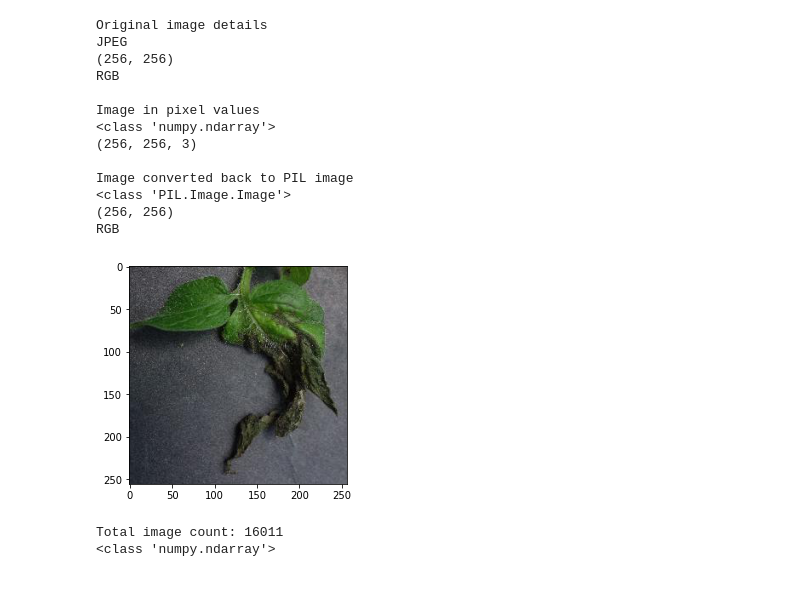
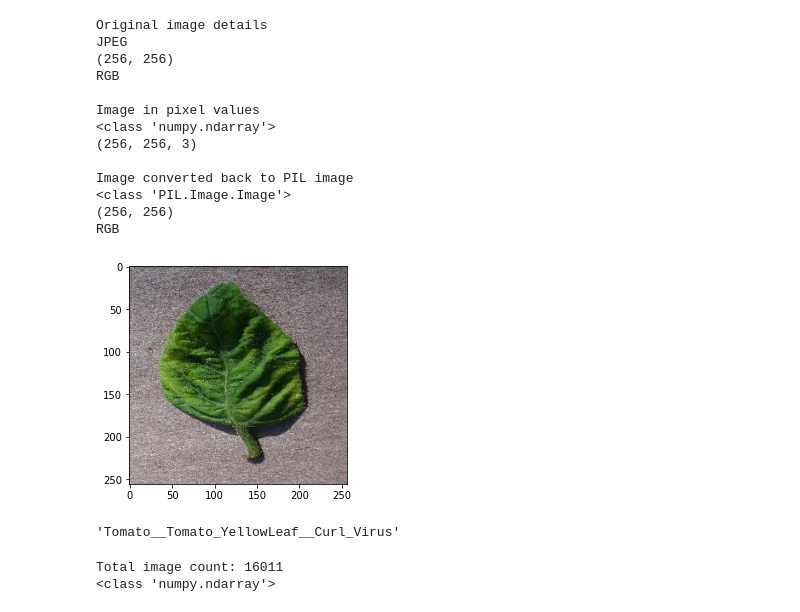
Before and after one commit to ivychung/plant-ML, a Jupyter notebook: tomato_10_classes.ipynb, the cells around one changed output. Drawn from its saved outputs; the diff is of its cells as text; code cells hidden in the pictures.

```diff
--- a/tomato_10_classes.ipynb
+++ b/tomato_10_classes.ipynb
@@ -140,8 +148,10 @@ RGB
 # %%
 plt.imshow(data)
 plt.show()
+classes[0]
 # %% [output]
-[figure, old version]
+[figure, new version]
+'Tomato__Tomato_YellowLeaf__Curl_Virus'
 # %%
 # making a np array of the images in pixel values
 x = []
```
Also changed, not shown: parts of 13 cells of this notebook.
